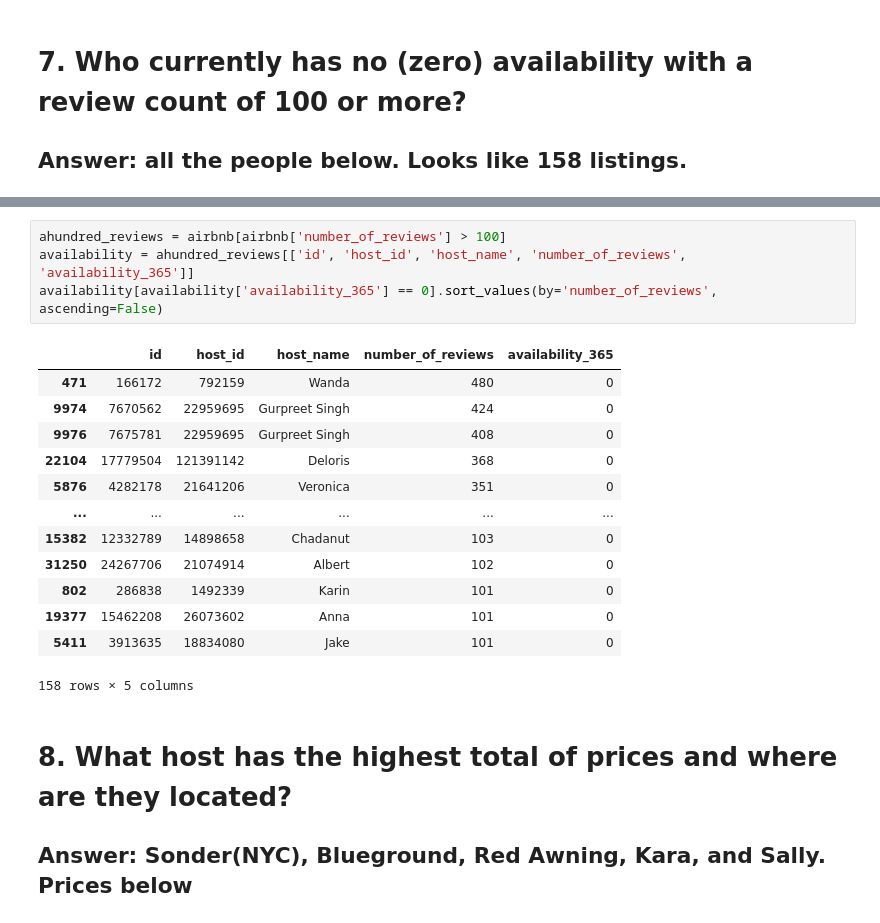
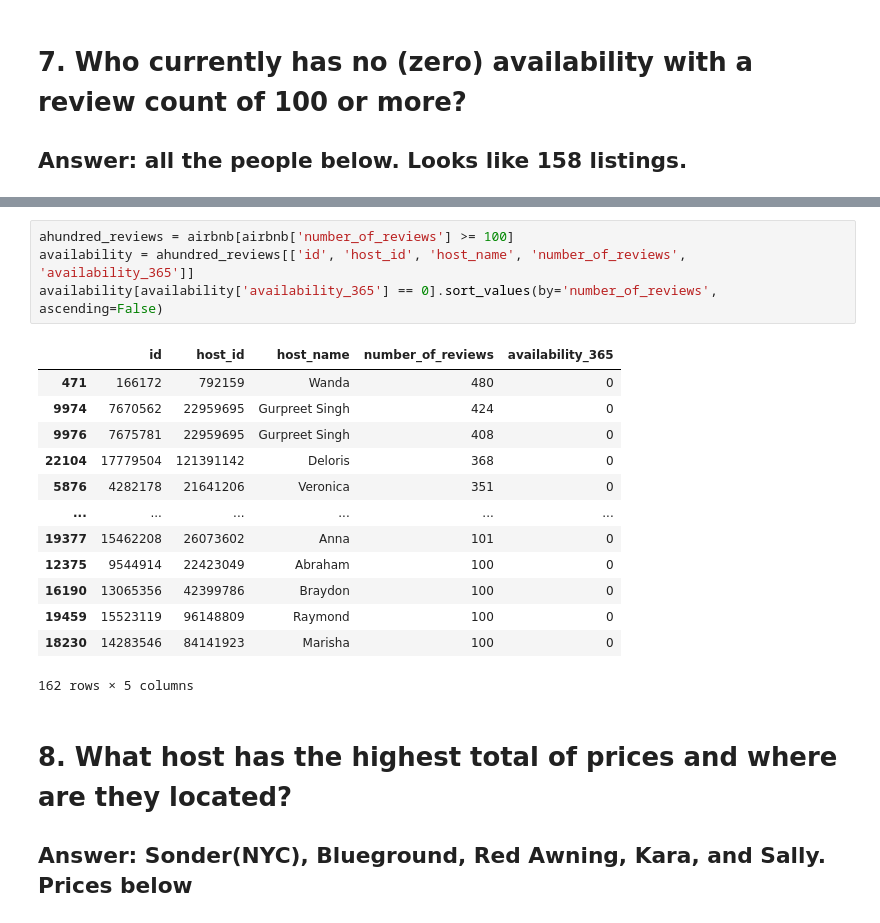
Before and after one commit to mikehkaiser/airbnb_data_analysis, a Jupyter notebook: AirBnB Case Study Project Jupyter notebook.ipynb, the cells around one changed output, grey strips where cells are left out. Drawn from its saved outputs; the diff is of its cells as text.

```diff
--- a/AirBnB Case Study Project Jupyter notebook.ipynb
+++ b/AirBnB Case Study Project Jupyter notebook.ipynb
@@ -200,21 +220,21 @@ pd.DataFrame(airbnb.groupby(['host_name', 'host_id']).sum().sort_values('price',
 # %%
-ahundred_reviews = airbnb[airbnb['number_of_reviews'] > 100]
+ahundred_reviews = airbnb[airbnb['number_of_reviews'] >= 100]
 availability = ahundred_reviews[['id', 'host_id', 'host_name', 'number_of_reviews', 'availability_365']]
 availability[availability['availability_365'] == 0].sort_values(by='number_of_reviews', ascending=False)
 # %% [output]
 |  | id | host_id | host_name | number_of_reviews | availability_365 |
 | 471 | 166172 | 792159 | Wanda | 480 | 0 |
 | 9974 | 7670562 | 22959695 | Gurpreet Singh | 424 | 0 |
 | 9976 | 7675781 | 22959695 | Gurpreet Singh | 408 | 0 |
 | 22104 | 17779504 | 121391142 | Deloris | 368 | 0 |
 | 5876 | 4282178 | 21641206 | Veronica | 351 | 0 |
 | ... | ... | ... | ... | ... | ... |
-| 15382 | 12332789 | 14898658 | Chadanut | 103 | 0 |
-| 31250 | 24267706 | 21074914 | Albert | 102 | 0 |
-| 802 | 286838 | 1492339 | Karin | 101 | 0 |
 | 19377 | 15462208 | 26073602 | Anna | 101 | 0 |
-| 5411 | 3913635 | 18834080 | Jake | 101 | 0 |
+| 12375 | 9544914 | 22423049 | Abraham | 100 | 0 |
+| 16190 | 13065356 | 42399786 | Braydon | 100 | 0 |
+| 19459 | 15523119 | 96148809 | Raymond | 100 | 0 |
+| 18230 | 14283546 | 84141923 | Marisha | 100 | 0 |
-158 rows × 5 columns
+162 rows × 5 columns
 # %% [markdown]
 # 8. What host has the highest total of prices and where are they located?
 
```
Also changed, not shown: parts of 1 cell of this notebook.
